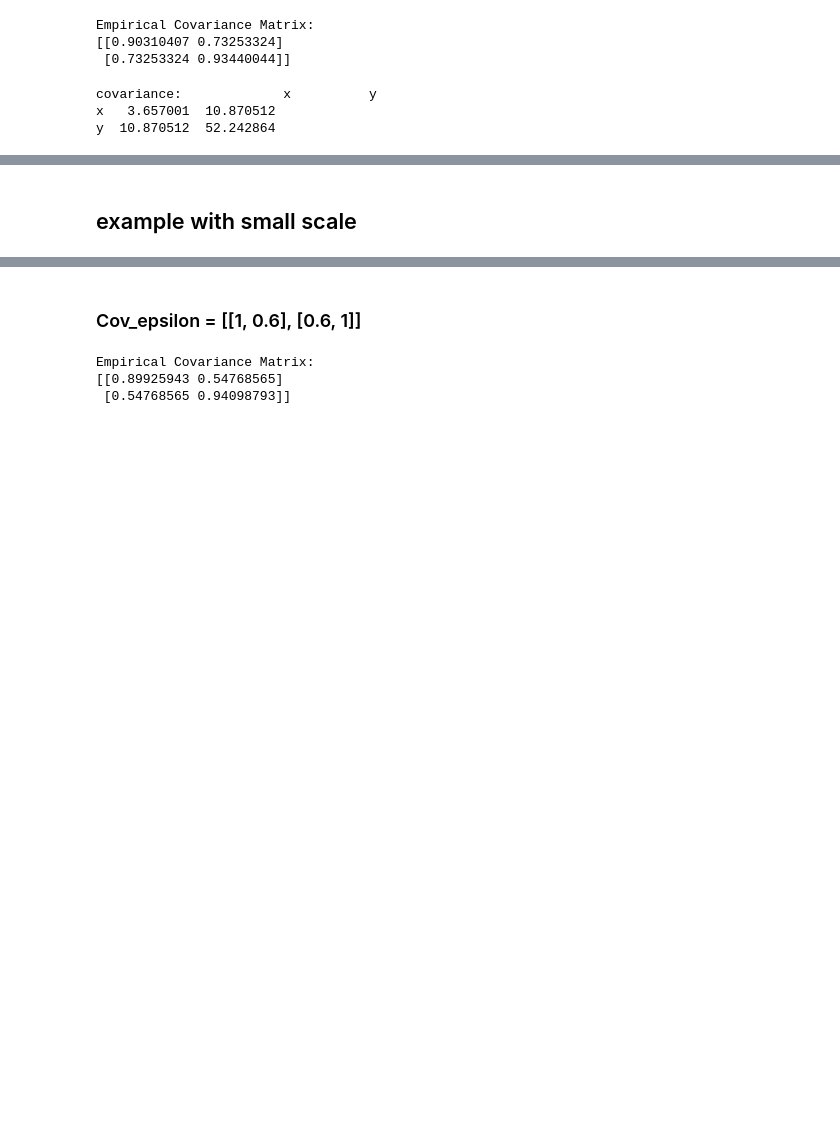
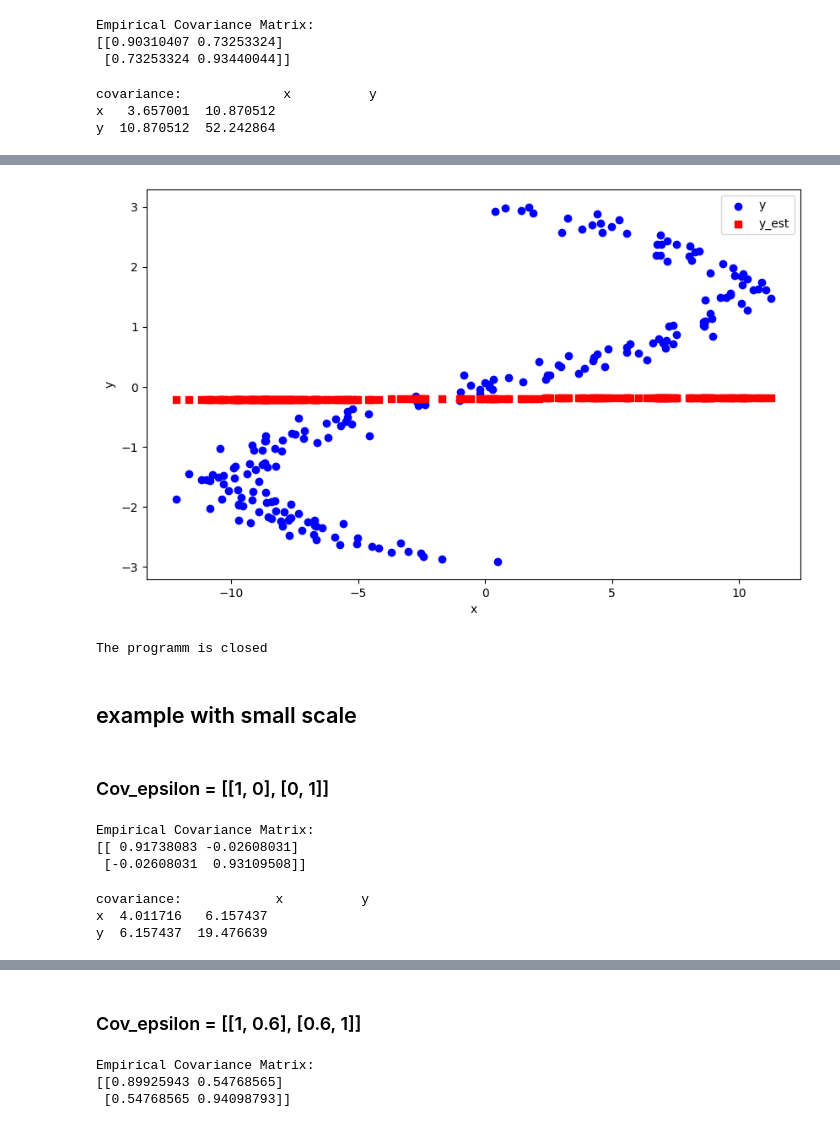
Before and after one commit to yurou-liang/ADMG_RKHS, a Jupyter notebook: ADMG/DEBUG.ipynb, the cells around one changed output, grey strips where cells are left out. Drawn from its saved outputs; the diff is of its cells as text; code cells hidden in the pictures; blank space fills up the shorter version.

```diff
--- a/ADMG/DEBUG.ipynb
+++ b/ADMG/DEBUG.ipynb
@@ -1021,3 +1047,48 @@ Check eigenvalues:  3.382465564116123
 ... (24 outputs left out)
+# %%
+x_hat = output[:, 0].detach().numpy()
+plt.figure(figsize=(10, 6))  # Optional: specifies the figure size
+plt.scatter(y, x, label='y', color='blue', marker='o')  # Plot x vs. y1
+plt.scatter(y, x_hat, label='y_est', color='red', marker='s')
+plt.xlabel('x')
+plt.ylabel('y')
+plt.legend()
+plt.show()
+print("The programm is closed")
+# %% [output]
+[figure, added]
+The programm is closed
 # %% [markdown]
 ## example with small scale
+# %% [markdown]
+### Cov_epsilon = [[1, 0], [0, 1]]
+# %%
+np.random.seed(42)
+# Step 1: Define the covariance matrix
+True_Sigma = np.array([[1, 0],    # Variance of X is 1, covariance between X and Y is 0.8
+                  [0, 1]])   # Variance of Y is 1, covariance between Y and X is 0.8
+
+epsilon = np.random.multivariate_normal([0] * 2, True_Sigma, size=200)
+
+# Optionally, check the empirical covariance matrix
+empirical_covariance = np.cov(epsilon, rowvar=False)
+print("Empirical Covariance Matrix:")
+print(empirical_covariance)
+# %% [output]
+Empirical Covariance Matrix:
+[[ 0.91738083 -0.02608031]
+ [-0.02608031  0.93109508]]
+# %%
+epsilon1 = epsilon[:, 0]
+epsilon2 = epsilon[:, 1]
+x = np.random.uniform(low=-3, high=3, size=200)
+true_x = x + epsilon1
+y = np.array([np.sin(x)*6 + epsilon2 for x, epsilon2 in zip(x, epsilon2)])
+X = np.column_stack((true_x, y))
+data = pd.DataFrame(X, columns=['x', 'y'])
+covariance = data.cov()
+print("covariance: ", covariance)
+# %% [output]
+covariance:            x          y
+x  4.011716   6.157437
+y  6.157437  19.476639
```
Also changed, not shown: parts of 54 cells of this notebook.
